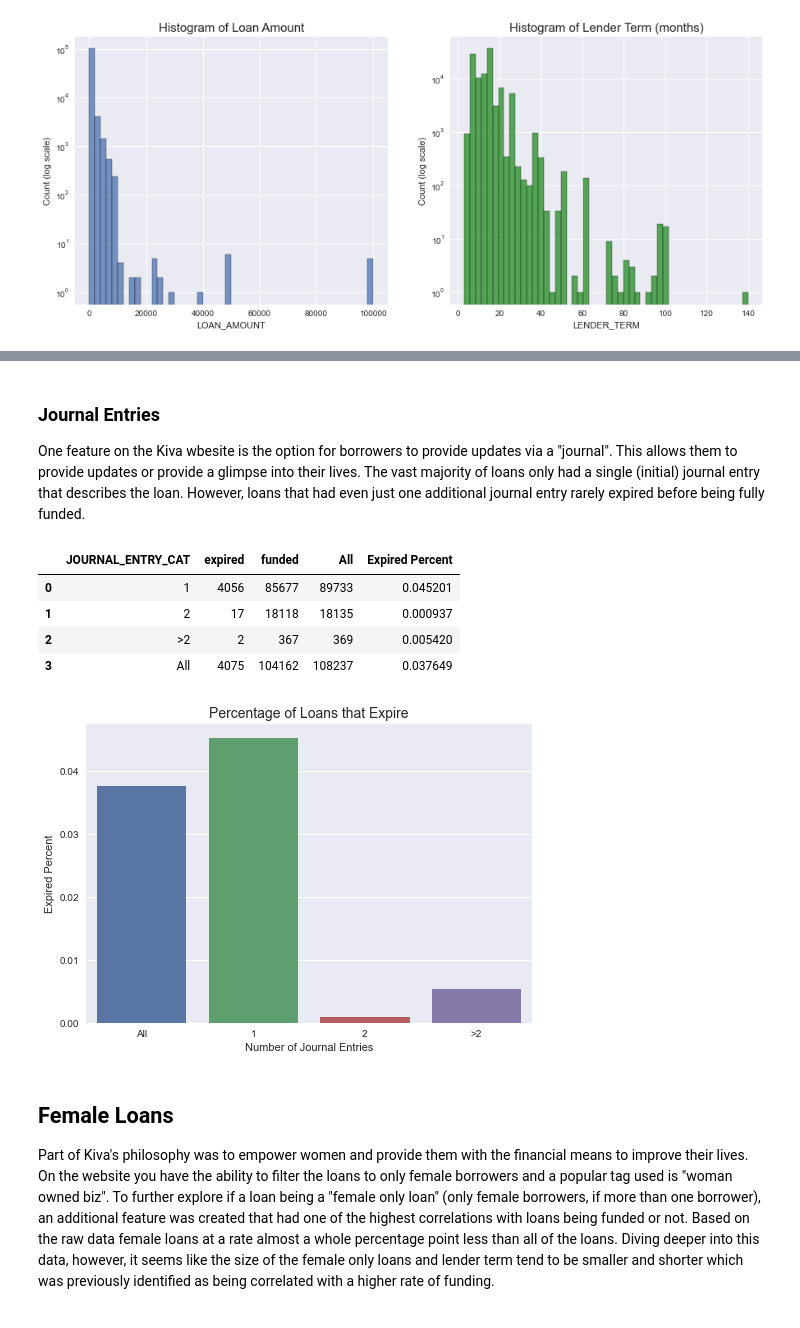
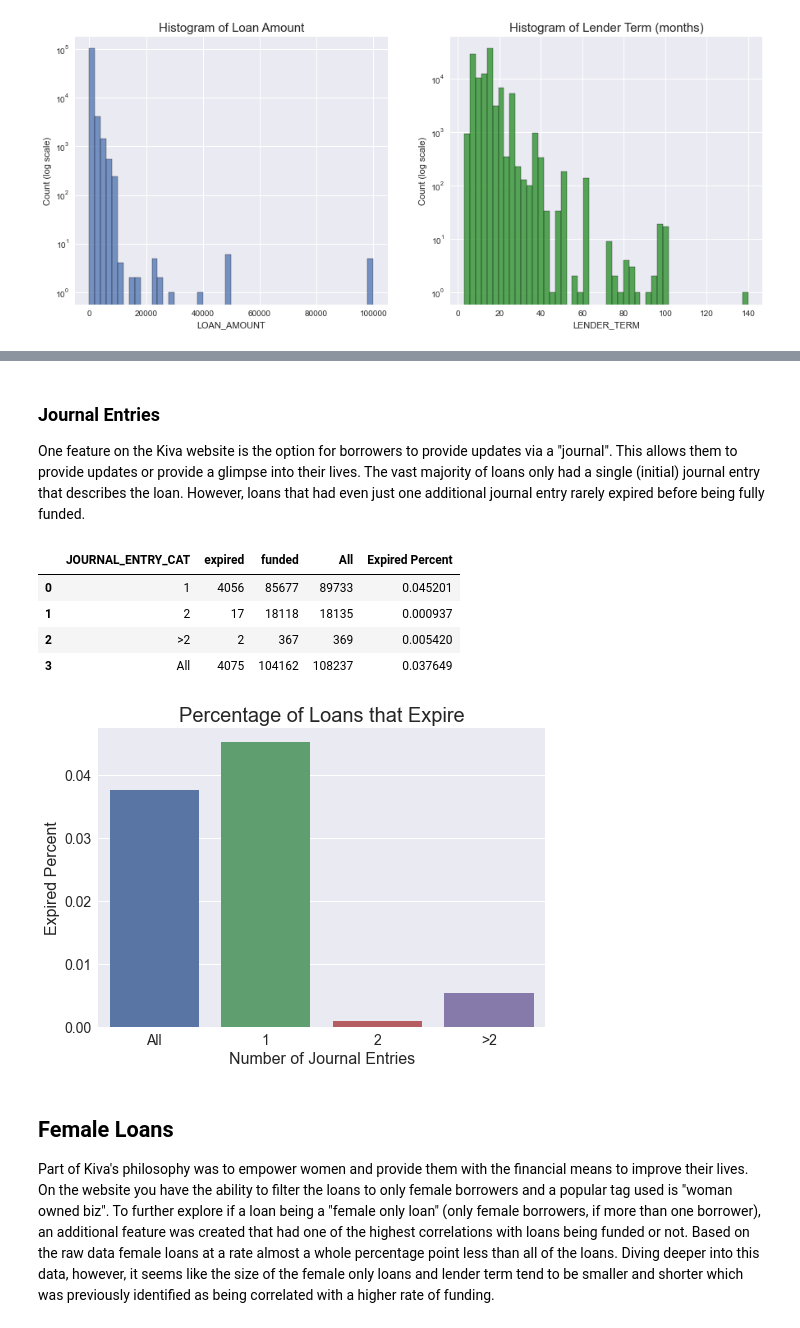
Before and after one commit to mewiebe/Kiva_Capstone_Project, a Jupyter notebook: notebooks/03_exploratory_data_analysis.ipynb, the cells around one changed output, grey strips where cells are left out. Saved outputs shown, nothing was run; the diff lists cells and outputs as text; code cells hidden in the pictures.

```diff
--- a/notebooks/03_exploratory_data_analysis.ipynb
+++ b/notebooks/03_exploratory_data_analysis.ipynb
@@ -141,6 +152,6 @@ plt.show()
 # %% [markdown]
 ### Journal Entries
-One feature on the Kiva wbesite is the option for borrowers to provide updates via a "journal".  This allows them to provide updates or provide a glimpse into their lives.  The vast majority of loans only had a single (initial) journal entry that describes the loan.  However, loans that had even just one additional journal entry rarely expired before being fully funded.
+One feature on the Kiva website is the option for borrowers to provide updates via a "journal".  This allows them to provide updates or provide a glimpse into their lives.  The vast majority of loans only had a single (initial) journal entry that describes the loan.  However, loans that had even just one additional journal entry rarely expired before being fully funded.
 # %%
 #Create new features that summarizes journal entries by 1, 2 or more
 loans_2019['JOURNAL_ENTRY_CAT']=1
@@ -159,11 +170,14 @@ journal
 | 3 | All | 4075 | 104162 | 108237 | 0.037649 |
 # %%
 sns.barplot(x ='JOURNAL_ENTRY_CAT', y='Expired Percent', data=journal, order =['All', 1, 2,'>2'])
-plt.title('Percentage of Loans that Expire', fontsize =14)
-plt.xlabel('Number of Journal Entries')
+plt.title('Percentage of Loans that Expire', fontsize =20)
+plt.xlabel('Number of Journal Entries', fontsize =16)
+plt.ylabel('Expired Percent',fontsize =16)
+plt.xticks(fontsize = 14)
+plt.yticks(fontsize = 14)
 plt.show()
 # %% [output]
-[figure, old version]
+[figure, new version]
 # %% [markdown]
 ## Female Loans
 Part of Kiva's philosophy was to empower women and provide them with the financial means to improve their lives. On the website you have the ability to filter the loans to only female borrowers and a popular tag used is "woman owned biz". To further explore if a loan being a "female only loan" (only female borrowers, if more than one borrower), an additional feature was created that had one of the highest correlations with loans being funded or not.  Based on the raw data female loans at a rate almost a whole percentage point less than all of the loans. Diving deeper into this data, however, it seems like the size of the female only loans and lender term tend to be smaller and shorter which was previously identified as being correlated with a higher rate of funding.
```
Also changed, not shown: parts of 25 cells of this notebook, 6 other files.
